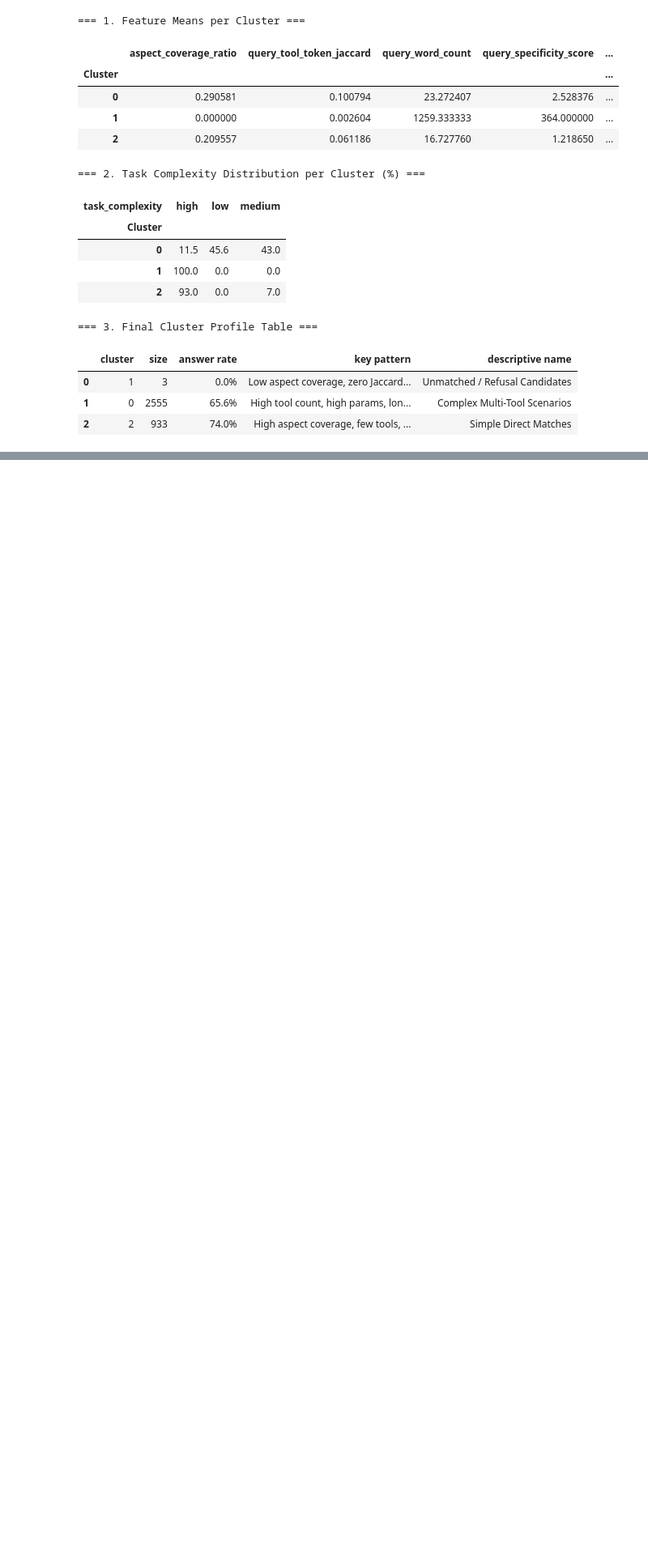
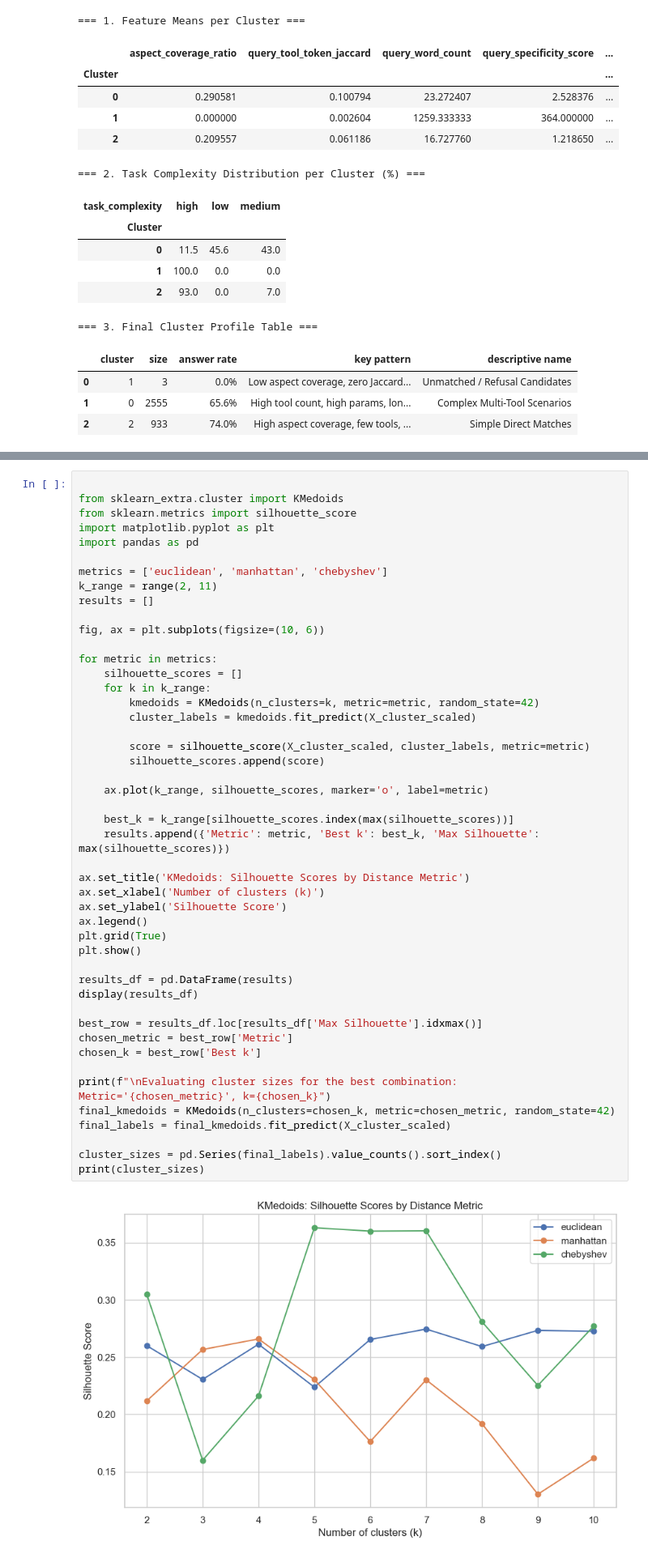
Before and after one commit to lanashmuz/machine_learning_exe1, a Jupyter notebook: exe2/exe2.ipynb, the cells around one changed output, grey strips where cells are left out. Shown at 81% size. Cells and saved outputs as stored; diff of their text form; blank space fills up the shorter version.

```diff
--- a/exe2/exe2.ipynb
+++ b/exe2/exe2.ipynb
@@ -646,0 +651,49 @@ display(cluster_profile_df)
+# %%
+
+from sklearn_extra.cluster import KMedoids
+from sklearn.metrics import silhouette_score
+import matplotlib.pyplot as plt
+import pandas as pd
+
+metrics = ['euclidean', 'manhattan', 'chebyshev']
+k_range = range(2, 11)
+results = []
+
+fig, ax = plt.subplots(figsize=(10, 6))
+
+for metric in metrics:
+    silhouette_scores = []
+    for k in k_range:
+        kmedoids = KMedoids(n_clusters=k, metric=metric, random_state=42)
+        cluster_labels = kmedoids.fit_predict(X_cluster_scaled)
+
+        score = silhouette_score(X_cluster_scaled, cluster_labels, metric=metric)
+        silhouette_scores.append(score)
+
+    ax.plot(k_range, silhouette_scores, marker='o', label=metric)
+
+    best_k = k_range[silhouette_scores.index(max(silhouette_scores))]
+    results.append({'Metric': metric, 'Best k': best_k, 'Max Silhouette': max(silhouette_scores)})
+
+ax.set_title('KMedoids: Silhouette Scores by Distance Metric')
+ax.set_xlabel('Number of clusters (k)')
+ax.set_ylabel('Silhouette Score')
+ax.legend()
+plt.grid(True)
+plt.show()
+
+results_df = pd.DataFrame(results)
+display(results_df)
+
+best_row = results_df.loc[results_df['Max Silhouette'].idxmax()]
+chosen_metric = best_row['Metric']
+chosen_k = best_row['Best k']
+
+print(f"\nEvaluating cluster sizes for the best combination: Metric='{chosen_metric}', k={chosen_k}")
+final_kmedoids = KMedoids(n_clusters=chosen_k, metric=chosen_metric, random_state=42)
+final_labels = final_kmedoids.fit_predict(X_cluster_scaled)
+
+cluster_sizes = pd.Series(final_labels).value_counts().sort_index()
+print(cluster_sizes)
+# %% [output]
+[figure, added]
```
Also changed, not shown: parts of 11 cells of this notebook.
